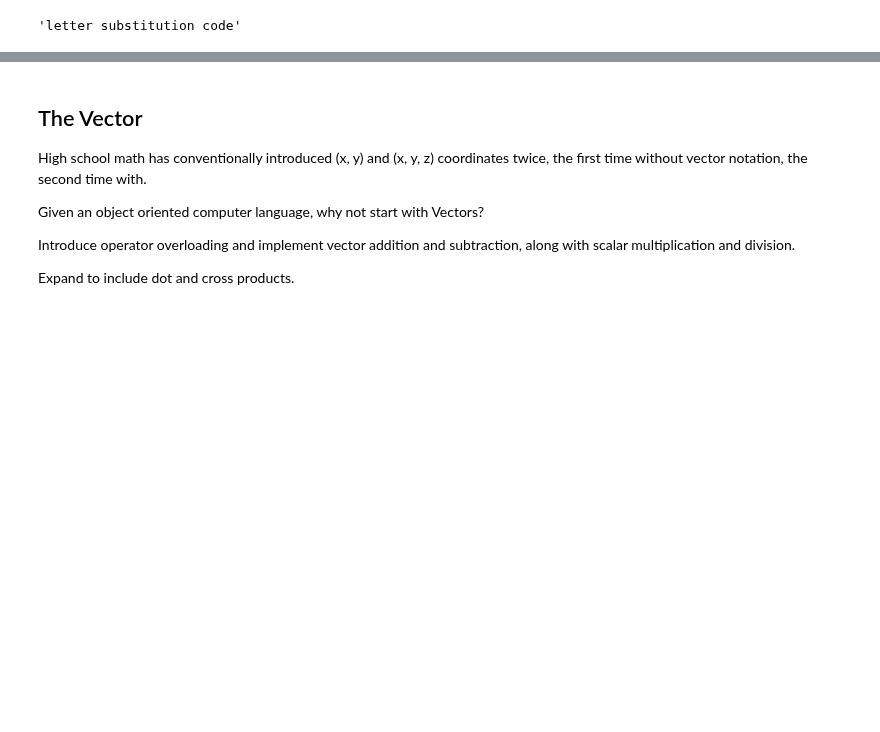
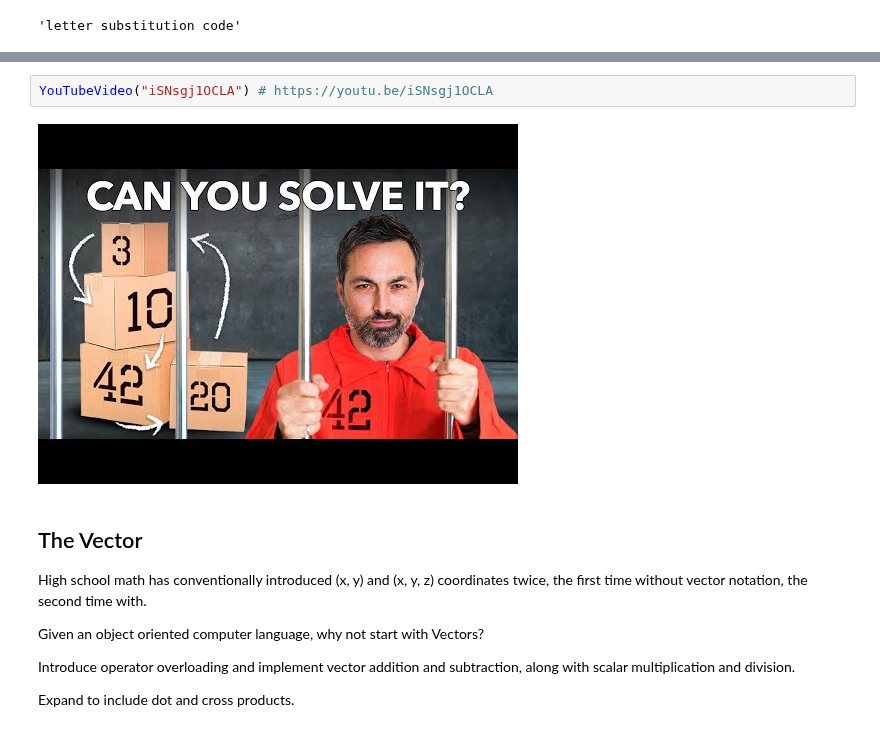
Before and after one commit to 4dsolutions/elite_school, a Jupyter notebook: ADS_highschool_math.ipynb, the cells around one changed output, grey strips where cells are left out. Drawn from its saved outputs; the diff is of its cells as text; blank space fills up the shorter version.

```diff
--- a/ADS_highschool_math.ipynb
+++ b/ADS_highschool_math.ipynb
@@ -709,3 +775,7 @@ c
+# %%
+YouTubeVideo("iSNsgj1OCLA") # https://youtu.be/iSNsgj1OCLA
+# %% [output]
+[figure, added]
 # %% [markdown]
 ## The Vector
 
```
Also changed, not shown: parts of 18 cells of this notebook, 1 other file.
